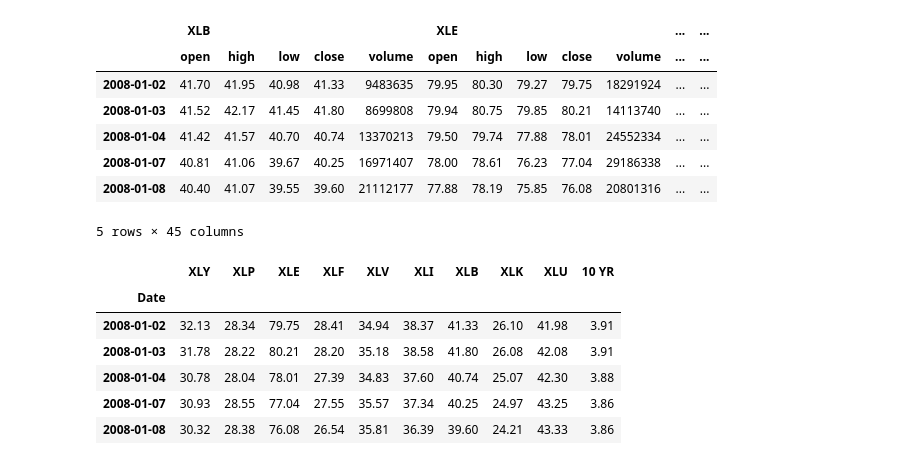
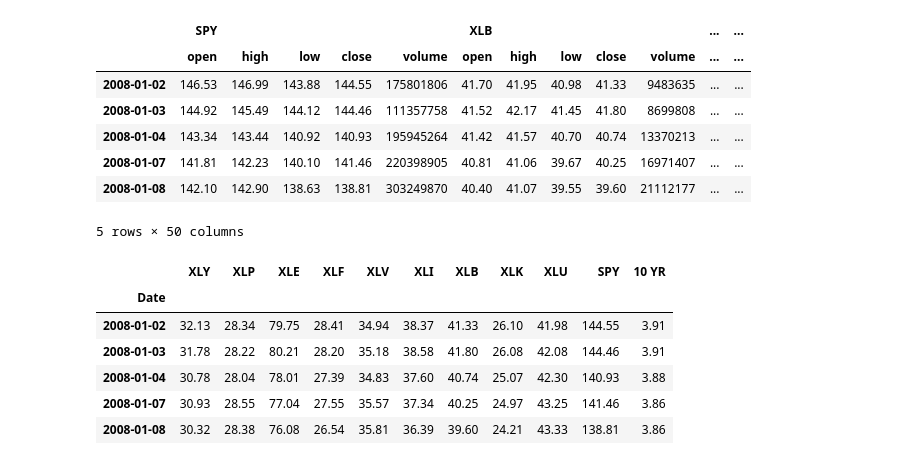
Before and after one commit to georgekoul26/Historical_Yield_Spikes, a Jupyter notebook: data_collector.ipynb, the cells around one changed output. Saved outputs shown, nothing was run; the diff lists cells and outputs as text; code cells hidden in the pictures.

```diff
--- a/data_collector.ipynb
+++ b/data_collector.ipynb
@@ -34,47 +35,50 @@ api = tradeapi.REST(
     api_version = "v2"
 )
 # %%
-tickers = ["XLY", "XLP", "XLE","XLF", "XLV", "XLI", "XLB", "XLK", "XLU"]
+#Pull all data for each sector from alpaca - requires multiple pulls
+#Concat data into one df
+tickers = ["XLY", "XLP", "XLE","XLF", "XLV", "XLI", "XLB", "XLK", "XLU", "SPY"]
 
 timeframe = "1D"
 year_start=1990
 year_list=[]
 while year_start < 2022:
     year_list.append(year_start)
     year_start +=1
 
 ticker_data = []
 for my_year in year_list:
 
     start_date=str(my_year)+'-01-01'
     end_date=str(my_year)+'-12-31'
 
     data = api.get_barset(
     tickers,
     timeframe,
     start = pd.Timestamp(start_date, tz="America/New_York").isoformat(),
     end = pd.Timestamp(end_date, tz="America/New_York").isoformat(),
     limit = 1000
     ).df
     ticker_data.append(data)
 
 all_ticker_data = pd.concat(ticker_data, axis="rows", join="inner")
 
 all_ticker_data.index.rename("Date", inplace=True)
 all_ticker_data.index = pd.to_datetime(all_ticker_data.index.date)
 
 
 all_ticker_data.head()
 # %% [output]
-|  | XLB |  |  |  |  | XLE |  |  |  |  | ... | ... |
+|  | SPY |  |  |  |  | XLB |  |  |  |  | ... | ... |
 |  | open | high | low | close | volume | open | high | low | close | volume | ... | ... |
-| 2008-01-02 | 41.70 | 41.95 | 40.98 | 41.33 | 9483635 | 79.95 | 80.30 | 79.27 | 79.75 | 18291924 | ... | ... |
-| 2008-01-03 | 41.52 | 42.17 | 41.45 | 41.80 | 8699808 | 79.94 | 80.75 | 79.85 | 80.21 | 14113740 | ... | ... |
-| 2008-01-04 | 41.42 | 41.57 | 40.70 | 40.74 | 13370213 | 79.50 | 79.74 | 77.88 | 78.01 | 24552334 | ... | ... |
-| 2008-01-07 | 40.81 | 41.06 | 39.67 | 40.25 | 16971407 | 78.00 | 78.61 | 76.23 | 77.04 | 29186338 | ... | ... |
-| 2008-01-08 | 40.40 | 41.07 | 39.55 | 39.60 | 21112177 | 77.88 | 78.19 | 75.85 | 76.08 | 20801316 | ... | ... |
+| 2008-01-02 | 146.53 | 146.99 | 143.88 | 144.55 | 175801806 | 41.70 | 41.95 | 40.98 | 41.33 | 9483635 | ... | ... |
+| 2008-01-03 | 144.92 | 145.49 | 144.12 | 144.46 | 111357758 | 41.52 | 42.17 | 41.45 | 41.80 | 8699808 | ... | ... |
+| 2008-01-04 | 143.34 | 143.44 | 140.92 | 140.93 | 195945264 | 41.42 | 41.57 | 40.70 | 40.74 | 13370213 | ... | ... |
+| 2008-01-07 | 141.81 | 142.23 | 140.10 | 141.46 | 220398905 | 40.81 | 41.06 | 39.67 | 40.25 | 16971407 | ... | ... |
+| 2008-01-08 | 142.10 | 142.90 | 138.63 | 138.81 | 303249870 | 40.40 | 41.07 | 39.55 | 39.60 | 21112177 | ... | ... |
-5 rows × 45 columns
+5 rows × 50 columns
 # %%
+#Slice only close prices and join with 10yr treasury pulled from qunadl
 closing_prices = pd.DataFrame()
 for ticker in tickers:
     closing_prices[ticker]=all_ticker_data[ticker]["close"]
@@ -88,10 +92,10 @@ combine_dataframe.to_csv("historical_data.csv")
 
 combine_dataframe.head()
 # %% [output]
-|  | XLY | XLP | XLE | XLF | XLV | XLI | XLB | XLK | XLU | 10 YR |
-| Date |  |  |  |  |  |  |  |  |  |  |
-| 2008-01-02 | 32.13 | 28.34 | 79.75 | 28.41 | 34.94 | 38.37 | 41.33 | 26.10 | 41.98 | 3.91 |
-| 2008-01-03 | 31.78 | 28.22 | 80.21 | 28.20 | 35.18 | 38.58 | 41.80 | 26.08 | 42.08 | 3.91 |
-| 2008-01-04 | 30.78 | 28.04 | 78.01 | 27.39 | 34.83 | 37.60 | 40.74 | 25.07 | 42.30 | 3.88 |
-| 2008-01-07 | 30.93 | 28.55 | 77.04 | 27.55 | 35.57 | 37.34 | 40.25 | 24.97 | 43.25 | 3.86 |
-| 2008-01-08 | 30.32 | 28.38 | 76.08 | 26.54 | 35.81 | 36.39 | 39.60 | 24.21 | 43.33 | 3.86 |
+|  | XLY | XLP | XLE | XLF | XLV | XLI | XLB | XLK | XLU | SPY | 10 YR |
+| Date |  |  |  |  |  |  |  |  |  |  |  |
+| 2008-01-02 | 32.13 | 28.34 | 79.75 | 28.41 | 34.94 | 38.37 | 41.33 | 26.10 | 41.98 | 144.55 | 3.91 |
+| 2008-01-03 | 31.78 | 28.22 | 80.21 | 28.20 | 35.18 | 38.58 | 41.80 | 26.08 | 42.08 | 144.46 | 3.91 |
+| 2008-01-04 | 30.78 | 28.04 | 78.01 | 27.39 | 34.83 | 37.60 | 40.74 | 25.07 | 42.30 | 140.93 | 3.88 |
+| 2008-01-07 | 30.93 | 28.55 | 77.04 | 27.55 | 35.57 | 37.34 | 40.25 | 24.97 | 43.25 | 141.46 | 3.86 |
+| 2008-01-08 | 30.32 | 28.38 | 76.08 | 26.54 | 35.81 | 36.39 | 39.60 | 24.21 | 43.33 | 138.81 | 3.86 |
```
Also changed, not shown: parts of 1 cell of this notebook, 12 other files.
